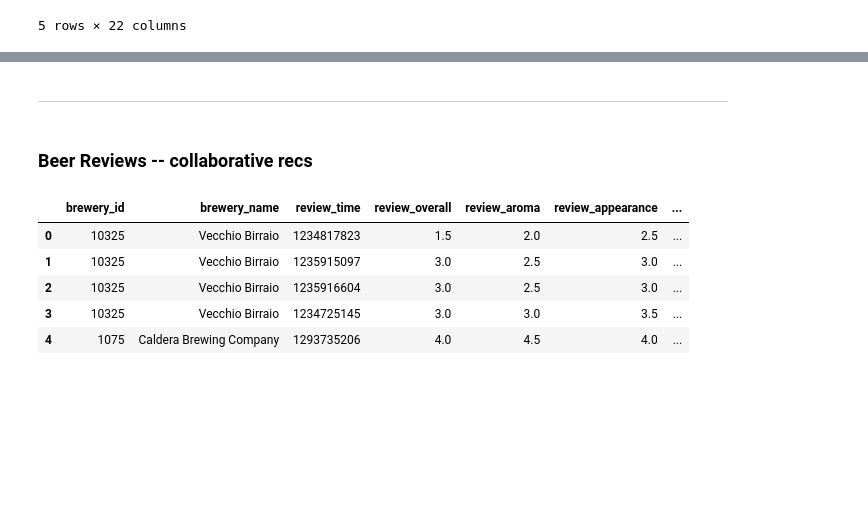
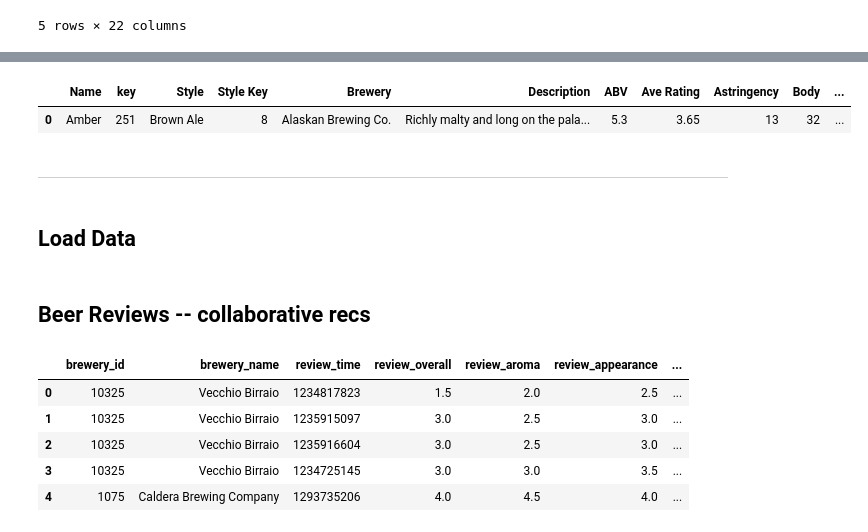
Before and after one commit to ashlidougherty/Beer-Recommender, a Jupyter notebook: DataPrep.ipynb, the cells around one changed output, grey strips where cells are left out. Drawn from its saved outputs; the diff is of its cells as text; code cells hidden in the pictures; blank space fills up the shorter version.

```diff
--- a/DataPrep.ipynb
+++ b/DataPrep.ipynb
@@ -499,7 +474,15 @@ df_tasting.head()
+# %%
+#checking columns
+df_tasting.head(1)
+# %% [output]
+|  | Name | key | Style | Style Key | Brewery | Description | ABV | Ave Rating | Astringency | Body | ... |
+| 0 | Amber | 251 | Brown Ale | 8 | Alaskan Brewing Co. | Richly malty and long on the pala... | 5.3 | 3.65 | 13 | 32 | ... |
 # %% [markdown]
 ***
+# %% [markdown]
+## Load Data
 # %% [markdown]
-### Beer Reviews -- collaborative recs
+## Beer Reviews -- collaborative recs
 # %%
 df_reviews = pd.read_csv('../BeerData/beer_reviews.csv')
 # %%
```
Also changed, not shown: parts of 50 cells of this notebook.
